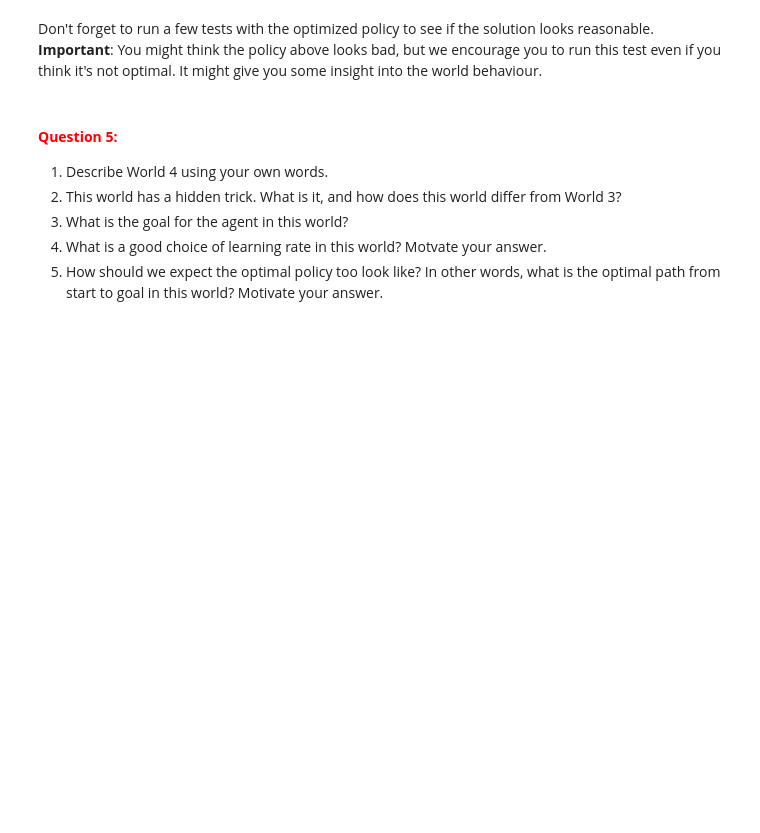
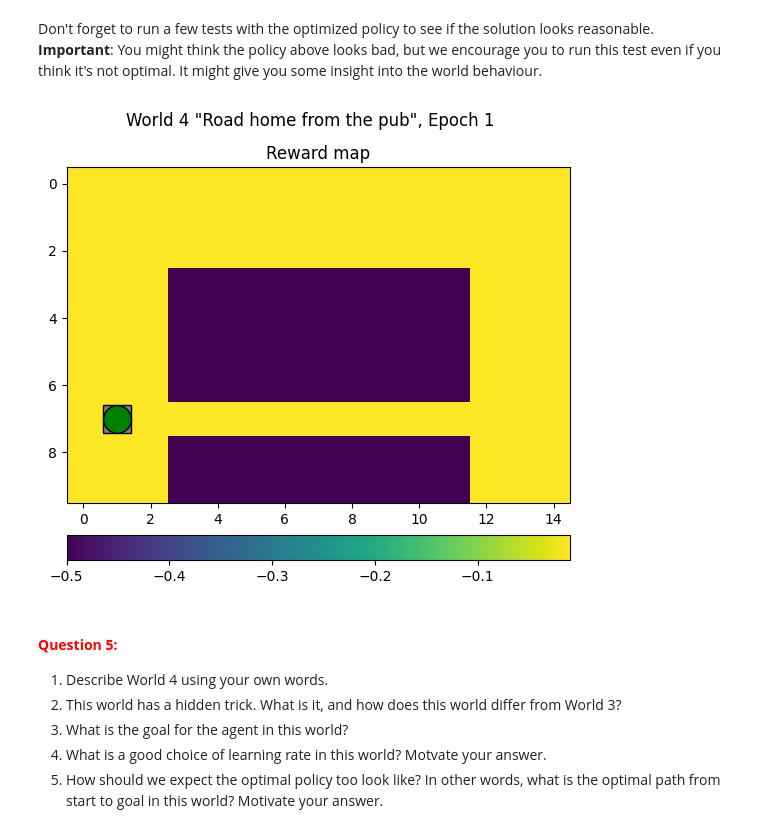
Before and after one commit to Jack-Kolm/TBMI26-labs-2024, a Jupyter notebook: A4_Reinforcement/QLearning.ipynb, the cells around one changed output. Cells and saved outputs as stored; diff of their text form; code cells hidden in the pictures; blank space fills up the shorter version.

```diff
--- a/A4_Reinforcement/QLearning.ipynb
+++ b/A4_Reinforcement/QLearning.ipynb
@@ -343,7 +343,9 @@ SyntaxError: invalid syntax (2826482131.py, line 7)
 # %% [markdown]
 Don't forget to run a few tests with the optimized policy to see if the solution looks reasonable. **Important**: You might think the policy above looks bad, but we encourage you to run this test even if you think it's not optimal. It might give you some insight into the world behaviour.
 # %%
-QLearningTest(W=W4, Q=Q4, params={"Epochs": 5, "MaxSteps": 100})
+QLearningTest(W=W4, Q=Q4, params={"Epochs": 1, "MaxSteps": 100})
+# %% [output]
+[figure, added]
 # %% [markdown]
 #### **<span style="color:red">Question 5:</span>**
 1. Describe World 4 using your own words.
```
Also changed, not shown: parts of 5 cells of this notebook.
